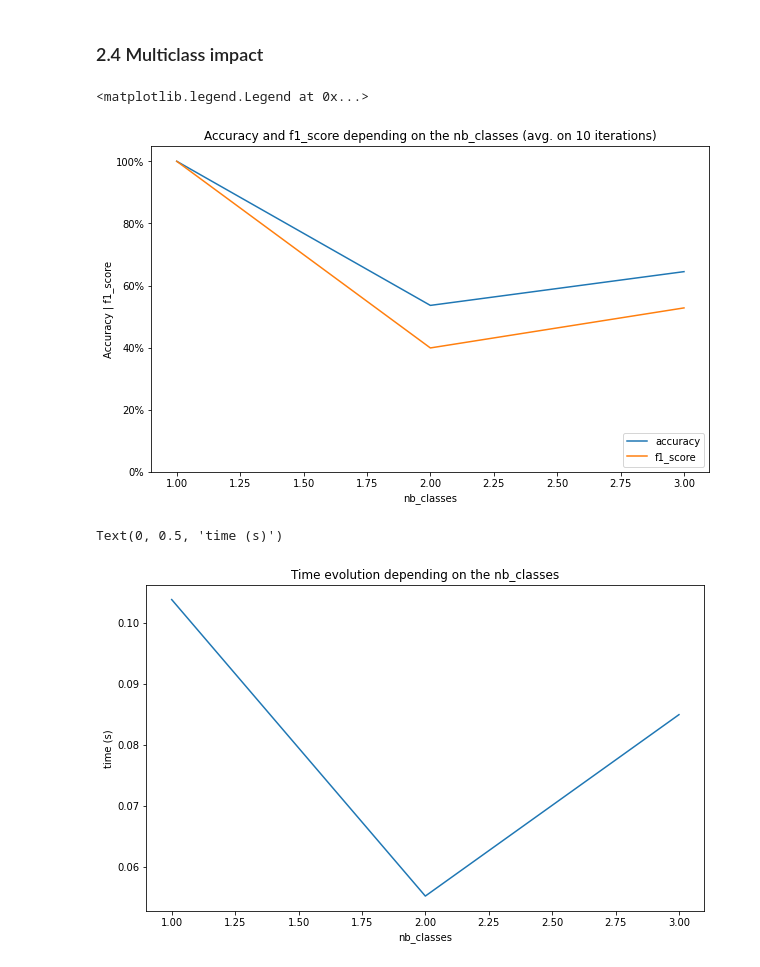
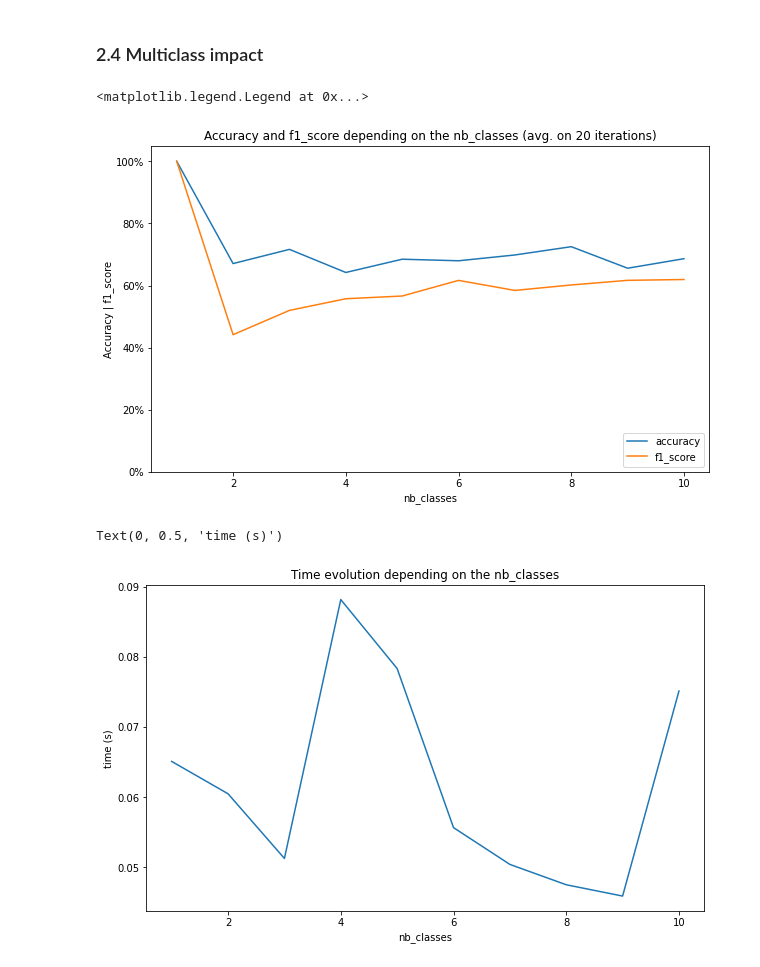
Before and after one commit to ArianeDlns/decision-system-project, a Jupyter notebook: notebook/testing_performances.ipynb, the cells around one changed output. Saved outputs shown, nothing was run; the diff lists cells and outputs as text; code cells hidden in the pictures.

```diff
--- a/notebook/testing_performances.ipynb
+++ b/notebook/testing_performances.ipynb
@@ -527,8 +527,8 @@ Text(0, 0.5, 'time (s)')
 size = 150
 nb_grades = 3
 noise = 0
-nb_classes = [1,2,3] #,4,5,6,7,8,9,10]
-n_iter = 10
+nb_classes = [1,2,3,4,5,6,7,8,9,10]
+n_iter = 20
 
 f1_scores_ = []
 accuracys_ = []
@@ -544,19 +544,19 @@ for nb_class in nb_classes:
 # %%
 import matplotlib.ticker as mtick
 fig, ax = plt.subplots(figsize=(10,6))
 
 plt.plot(nb_classes, np.array(accuracys_)*100, label='accuracy')
 plt.plot(nb_classes, np.array(f1_scores_)*100, label='f1_score')
 ax.set_ylim(0, 105)
 ax.yaxis.set_major_formatter(mtick.PercentFormatter())
 
-plt.title("Accuracy and f1_score depending on the nb_classes (avg. on 10 iterations)")
+plt.title("Accuracy and f1_score depending on the nb_classes (avg. on 20 iterations)")
 plt.xlabel("nb_classes")
 plt.ylabel("Accuracy | f1_score", labelpad=2)
 plt.legend(loc='lower right')
 # %% [output]
 <matplotlib.legend.Legend at 0x...>
-[figure, old version]
+[figure, new version]
 # %%
 fig, ax = plt.subplots(figsize=(10,6))
 plt.plot(nb_classes, times_)
@@ -565,4 +565,4 @@ plt.xlabel("nb_classes")
 plt.ylabel("time (s)")
 # %% [output]
 Text(0, 0.5, 'time (s)')
-[figure, old version]
+[figure, new version]
```
Also changed, not shown: 3 other files.
